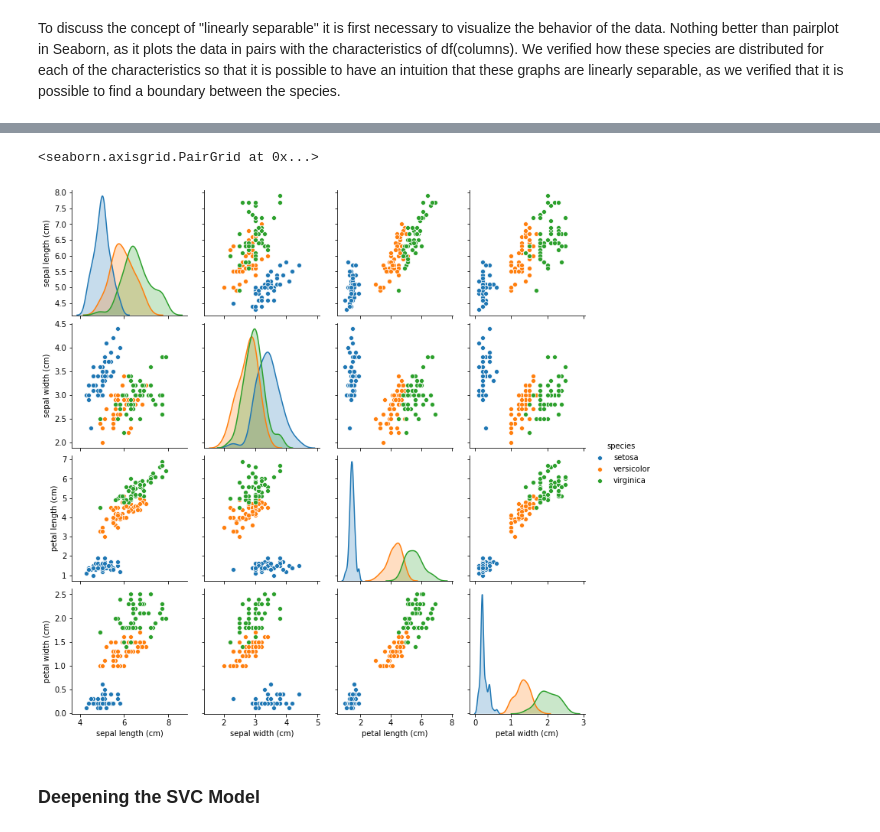
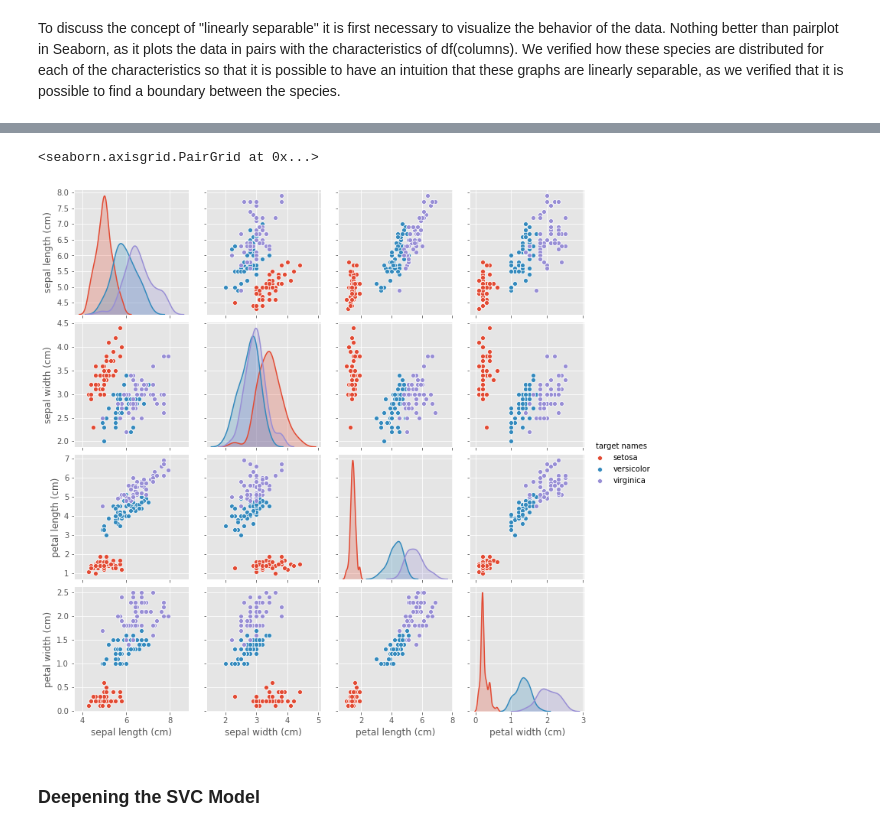
Before and after one commit to claudiamorazzoni/Assessment-ML-S, a Jupyter notebook: scikit-learn.ipynb, the cells around one changed output, grey strips where cells are left out. Cells and saved outputs as stored; diff of their text form; code cells hidden in the pictures.

```diff
--- a/scikit-learn.ipynb
+++ b/scikit-learn.ipynb
@@ -15 +61,9 @@ import seaborn as sns
+# %%
+# Standard plot size.
+plt.rcParams['figure.figsize'] = (15, 10)
+
+# Standard colour scheme.
+plt.style.use('ggplot')
+
+%matplotlib inline
 # %% [markdown]
@@ -21,5 +119,5 @@ iris = datasets.load_iris() #Load the iris dataset to iris variable
 iris_df = pd.DataFrame(data=iris.data, columns=iris.feature_names)
-# %%
-iris_df['label'] = iris.target # inclui os rotulos no df
+# %%
+iris_df['target'] = iris.target # include the labels in iris_df
 # %%
-iris_df['species'] = pd.Categorical.from_codes(iris.target, iris.target_names) #inclui rotulos nomeados no df
+iris_df['target names'] = pd.Categorical.from_codes(iris.target, iris.target_names) #includes named labels in iris_df
@@ -39,8 +143,9 @@ To discuss the concept of "linearly separable" it is first necessary to visualiz
 # %%
-sns.pairplot(iris_df[['sepal length (cm)','sepal width (cm)', 'petal length (cm)', 'petal width (cm)', 'species']], hue='species')
+#plotting in pairs
+sns.pairplot(iris_df[['sepal length (cm)','sepal width (cm)', 'petal length (cm)', 'petal width (cm)', 'target names']], hue='target names')
 # %% [output]
 <seaborn.axisgrid.PairGrid at 0x...>
-[figure, old version]
+[figure, new version]
 # %% [markdown]
 ### Deepening the SVC Model
 # %% [markdown]
```
Also changed, not shown: parts of 51 cells of this notebook, 3 other files.
